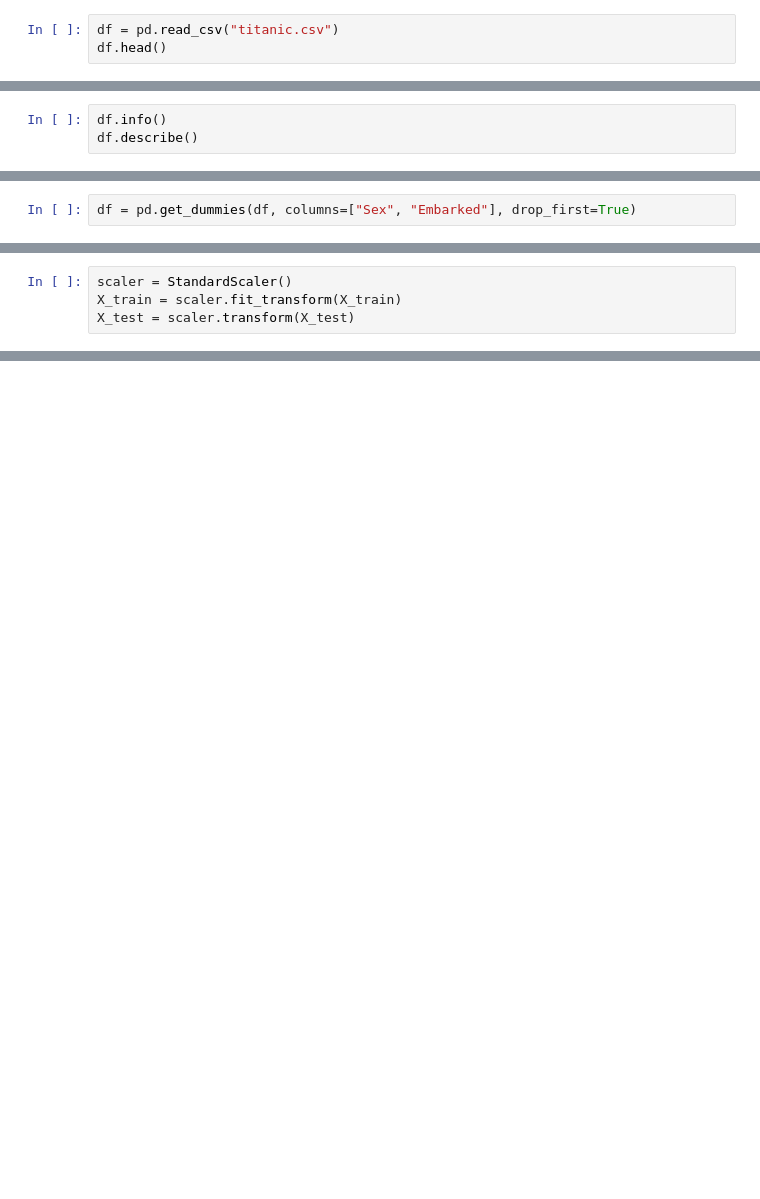
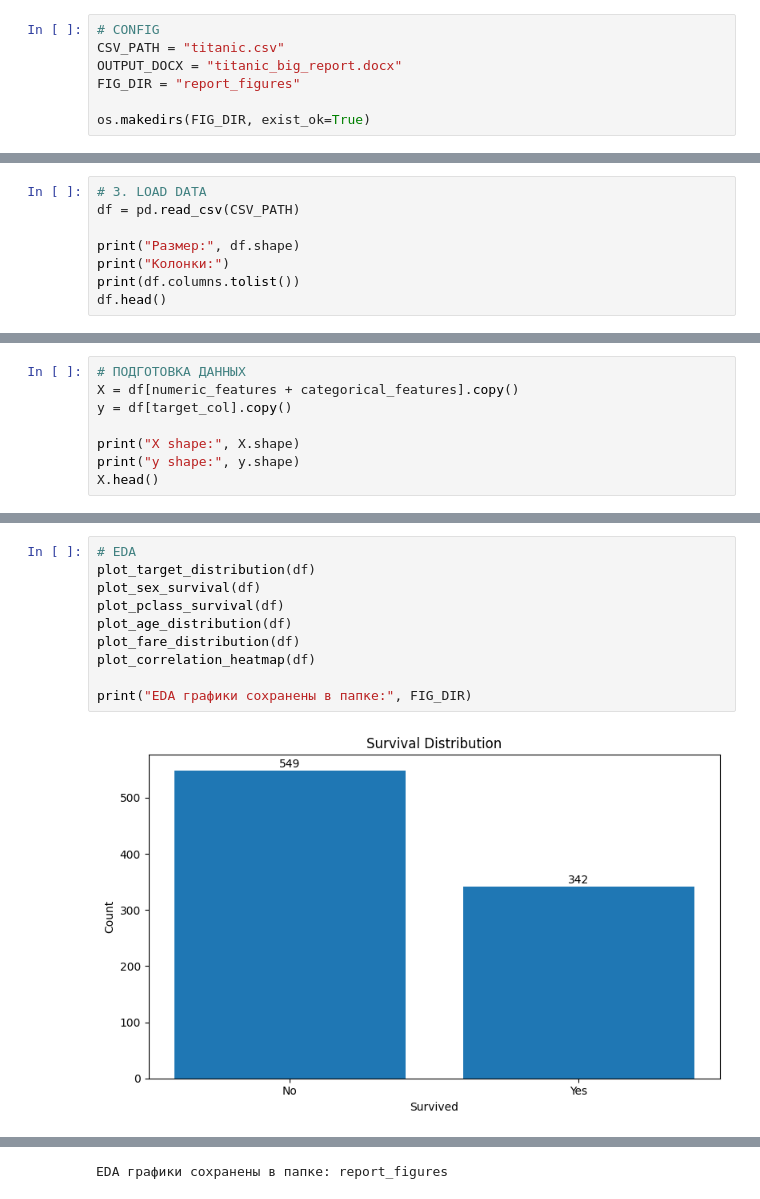
Before and after one commit to MeyiGi/tech-playground, a Jupyter notebook: data-minining/4_titanic/titanic.ipynb, the cells around one changed output, grey strips where cells are left out. Drawn from its saved outputs; the diff is of its cells as text; blank space fills up the shorter version.

Commit message:
titanic dataset

```diff
--- a/data-minining/4_titanic/titanic.ipynb
+++ b/data-minining/4_titanic/titanic.ipynb
@@ -13,3 +33,7 @@ from sklearn.metrics import accuracy_score, confusion_matrix, roc_curve, roc_auc
 # %%
-df = pd.read_csv("titanic.csv")
-df.head()
+# CONFIG
+CSV_PATH = "titanic.csv"
+OUTPUT_DOCX = "titanic_big_report.docx"
+FIG_DIR = "report_figures"
+
+os.makedirs(FIG_DIR, exist_ok=True)
@@ -23,4 +40,9 @@ df.head()
 # %%
-df.info()
-df.describe()
+# 3. LOAD DATA
+df = pd.read_csv(CSV_PATH)
+
+print("Размер:", df.shape)
+print("Колонки:")
+print(df.columns.tolist())
+df.head()
 # %% [output]
@@ -59,2 +108,8 @@ df.drop("Cabin", axis=1, inplace=True)
 # %%
-df = pd.get_dummies(df, columns=["Sex", "Embarked"], drop_first=True)
+# ПОДГОТОВКА ДАННЫХ
+X = df[numeric_features + categorical_features].copy()
+y = df[target_col].copy()
+
+print("X shape:", X.shape)
+print("y shape:", y.shape)
+X.head()
@@ -68,4 +320,12 @@ X_train, X_test, y_train, y_test = train_test_split(
 # %%
-scaler = StandardScaler()
-X_train = scaler.fit_transform(X_train)
-X_test = scaler.transform(X_test)
+# EDA
+plot_target_distribution(df)
+plot_sex_survival(df)
+plot_pclass_survival(df)
+plot_age_distribution(df)
+plot_fare_distribution(df)
+plot_correlation_heatmap(df)
+
+print("EDA графики сохранены в папке:", FIG_DIR)
+# %% [output]
+[figure, added]
@@ -72 +337,2 @@ X_test = scaler.transform(X_test)
+EDA графики сохранены в папке: report_figures
 # %%
```
Also changed, not shown: parts of 14 cells of this notebook, 22 other files.
